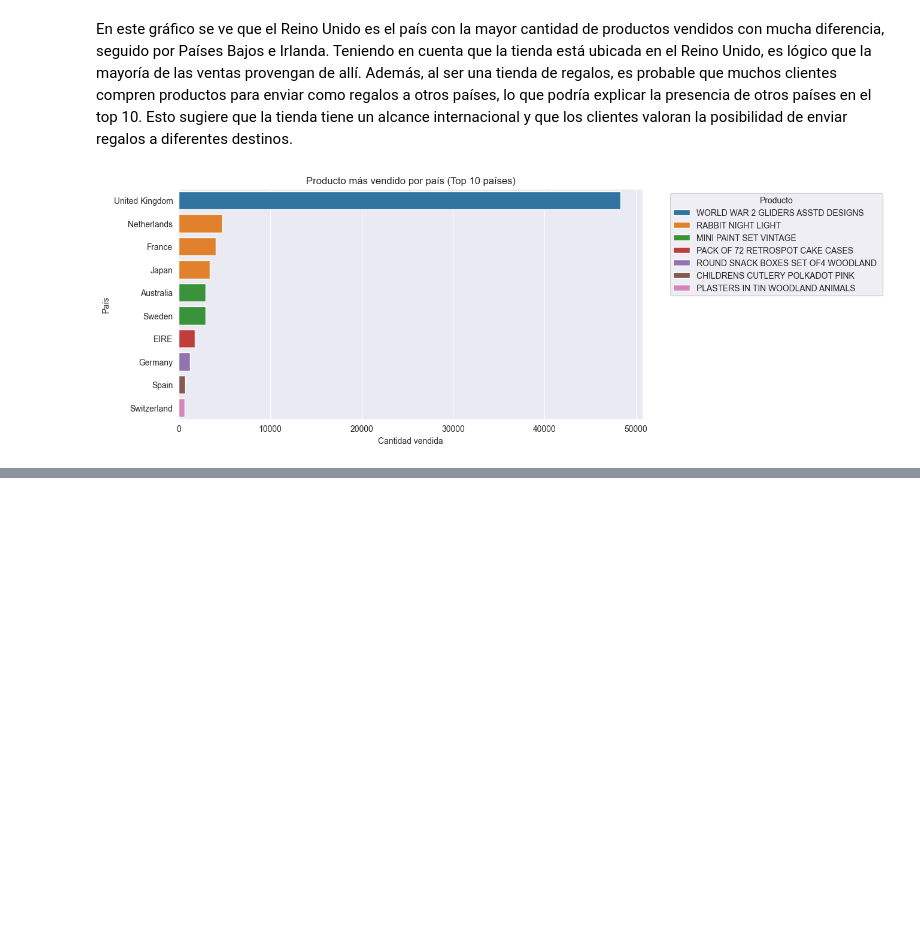
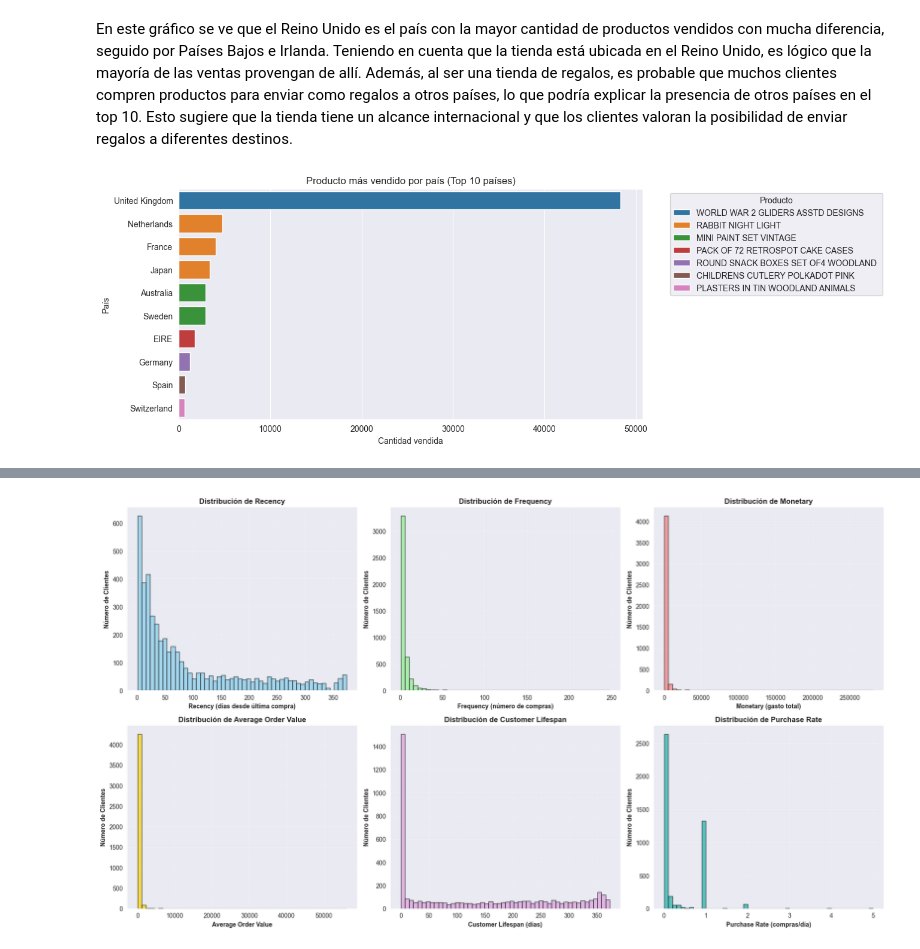
Before and after one commit to Metodologia-para-Data-Science-Grupo-1/FinalProject-MDS, a Jupyter notebook: notebook/mds-group1-notebook.ipynb, the cells around one changed output, grey strips where cells are left out. Saved outputs shown, nothing was run; the diff lists cells and outputs as text; code cells hidden in the pictures; blank space fills up the shorter version.

```diff
--- a/notebook/mds-group1-notebook.ipynb
+++ b/notebook/mds-group1-notebook.ipynb
@@ -213,3 +423,19 @@ df_cleaned['UnitPrice'] = df_cleaned['UnitPrice'].apply(lambda x: median_unit_pr
 # %%
 # Eliminar filas duplicadas
+rows_before = len(df_cleaned)
 df_cleaned = df_cleaned.drop_duplicates()
+rows_after = len(df_cleaned)
+rows_removed = rows_before - rows_after
+
+print(f"Filas duplicadas eliminadas: {rows_removed}")
+print(f"Dataset después de limpieza: {rows_after:,} filas")
+
+# Recalcular Revenue después de imputaciones
+df_cleaned['Revenue'] = df_cleaned['Quantity'] * df_cleaned['UnitPrice']
+
+print(f"\nDataset limpio final:")
+print(f"  - Clientes únicos: {df_cleaned['CustomerID'].nunique():,}")
+print(f"  - Transacciones: {len(df_cleaned):,}")
+print(f"  - Facturas: {df_cleaned['InvoiceNo'].nunique():,}")
+print(f"  - Productos: {df_cleaned['StockCode'].nunique():,}")
+print(f"  - Países: {df_cleaned['Country'].nunique():,}")
@@ -215,0 +566,50 @@ df_cleaned = df_cleaned.drop_duplicates()
+# %%
+# Visualización de distribuciones RFM
+fig, axes = plt.subplots(2, 3, figsize=(18, 10))
+
+# Recency
+axes[0, 0].hist(rfm_features['Recency'], bins=50, color='skyblue', edgecolor='black', alpha=0.7)
+axes[0, 0].set_xlabel('Recency (días desde última compra)', fontweight='bold')
+axes[0, 0].set_ylabel('Número de Clientes', fontweight='bold')
+axes[0, 0].set_title('Distribución de Recency', fontsize=12, fontweight='bold')
+axes[0, 0].grid(True, alpha=0.3)
+
+# Frequency
+axes[0, 1].hist(rfm_features['Frequency'], bins=50, color='lightgreen', edgecolor='black', alpha=0.7)
+axes[0, 1].set_xlabel('Frequency (número de compras)', fontweight='bold')
+axes[0, 1].set_ylabel('Número de Clientes', fontweight='bold')
+axes[0, 1].set_title('Distribución de Frequency', fontsize=12, fontweight='bold')
+axes[0, 1].grid(True, alpha=0.3)
+
+# Monetary
+axes[0, 2].hist(rfm_features['Monetary'], bins=50, color='lightcoral', edgecolor='black', alpha=0.7)
+axes[0, 2].set_xlabel('Monetary (gasto total)', fontweight='bold')
+axes[0, 2].set_ylabel('Número de Clientes', fontweight='bold')
+axes[0, 2].set_title('Distribución de Monetary', fontsize=12, fontweight='bold')
+axes[0, 2].grid(True, alpha=0.3)
+
+# AvgOrderValue
+axes[1, 0].hist(rfm_features['AvgOrderValue'], bins=50, color='gold', edgecolor='black', alpha=0.7)
+axes[1, 0].set_xlabel('Average Order Value', fontweight='bold')
+axes[1, 0].set_ylabel('Número de Clientes', fontweight='bold')
+axes[1, 0].set_title('Distribución de Average Order Value', fontsize=12, fontweight='bold')
+axes[1, 0].grid(True, alpha=0.3)
+
+# CustomerLifespan
+axes[1, 1].hist(rfm_features['CustomerLifespan'], bins=50, color='plum', edgecolor='black', alpha=0.7)
+axes[1, 1].set_xlabel('Customer Lifespan (días)', fontweight='bold')
+axes[1, 1].set_ylabel('Número de Clientes', fontweight='bold')
+axes[1, 1].set_title('Distribución de Customer Lifespan', fontsize=12, fontweight='bold')
+axes[1, 1].grid(True, alpha=0.3)
+
+# PurchaseRate
+axes[1, 2].hist(rfm_features['PurchaseRate'], bins=50, color='lightseagreen', edgecolor='black', alpha=0.7)
+axes[1, 2].set_xlabel('Purchase Rate (compras/día)', fontweight='bold')
+axes[1, 2].set_ylabel('Número de Clientes', fontweight='bold')
+axes[1, 2].set_title('Distribución de Purchase Rate', fontsize=12, fontweight='bold')
+axes[1, 2].grid(True, alpha=0.3)
+
+plt.tight_layout()
+plt.show()
+# %% [output]
+[figure, added]
```
Also changed, not shown: parts of 32 cells of this notebook, 1 other file.
